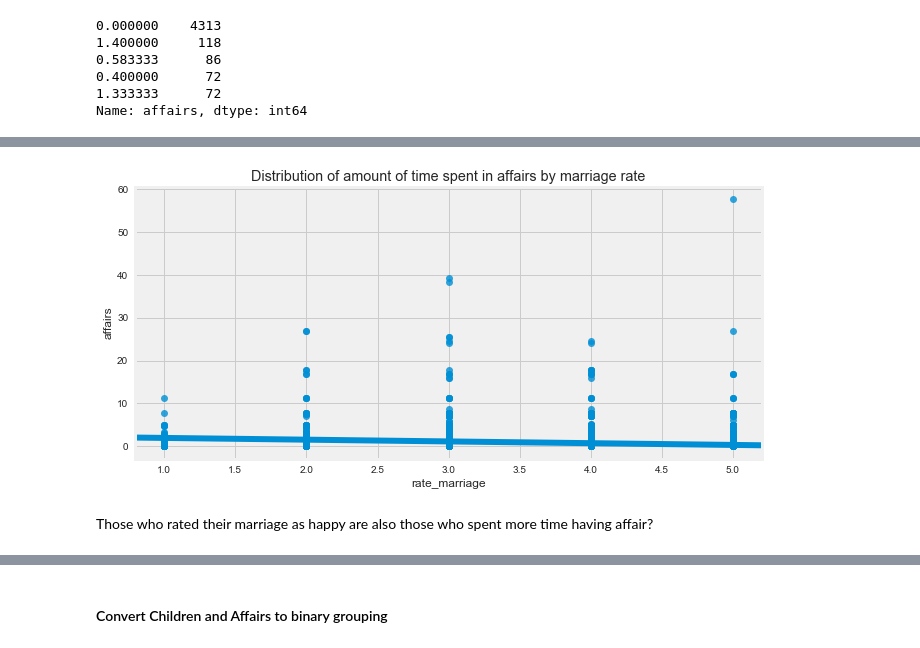
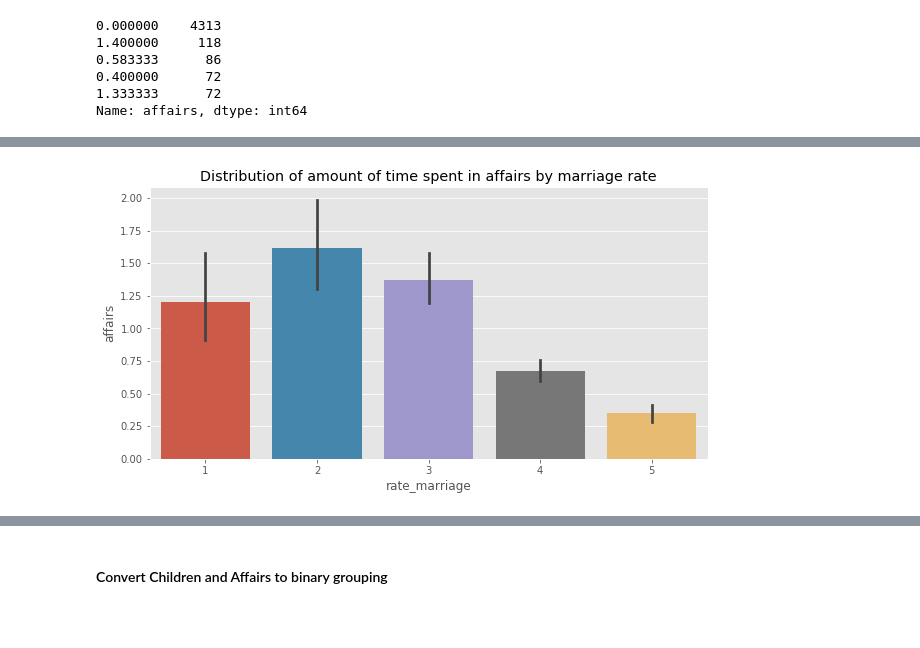
Before and after one commit to norvin2002/ga-data-science, a Jupyter notebook: Final Project ExtraM.ipynb, the cells around one changed output, grey strips where cells are left out. Cells and saved outputs as stored; diff of their text form; code cells hidden in the pictures; blank space fills up the shorter version.

```diff
--- a/Final Project ExtraM.ipynb
+++ b/Final Project ExtraM.ipynb
@@ -6,7 +6,12 @@ import numpy as np
 import matplotlib.pyplot as plt
 import seaborn as sns
 import statsmodels.api as sm
-plt.style.use('fivethirtyeight')
+import statsmodels.formula.api as smf
+from sklearn import datasets, metrics
+from sklearn import model_selection
+from sklearn import linear_model, tree, ensemble, neighbors
+from sklearn.preprocessing import StandardScaler
+plt.style.use('ggplot')
 %matplotlib inline
 # %% [markdown]
 ## Executive Summary
@@ -97,6 +102,11 @@ occupation_husb    6366 non-null float64
 affairs            6366 non-null float64
 dtypes: float64(9)
 memory usage: 447.7 KB
+# %%
+df['rate_marriage']=df.rate_marriage.astype(int)
+df['occupation']=df.occupation.astype(int)
+df['occupation_husb']=df.occupation_husb.astype(int)
+df['religious']=df.religious.astype(int)
 # %% [markdown]
 There is no missing value in dataset
 # %%
@@ -223,8 +269,6 @@ plt.show()
 # %%
-sns.regplot(x='rate_marriage', y='affairs',data=df)
+sns.barplot(x='rate_marriage', y='affairs',data=df)
 plt.title("Distribution of amount of time spent in affairs by marriage rate")
 plt.show()
 # %% [output]
-[figure, old version]
+[figure, new version]
-# %% [markdown]
-Those who rated their marriage as happy are also those who spent more time having affair?
```
Also changed, not shown: parts of 52 cells of this notebook.
